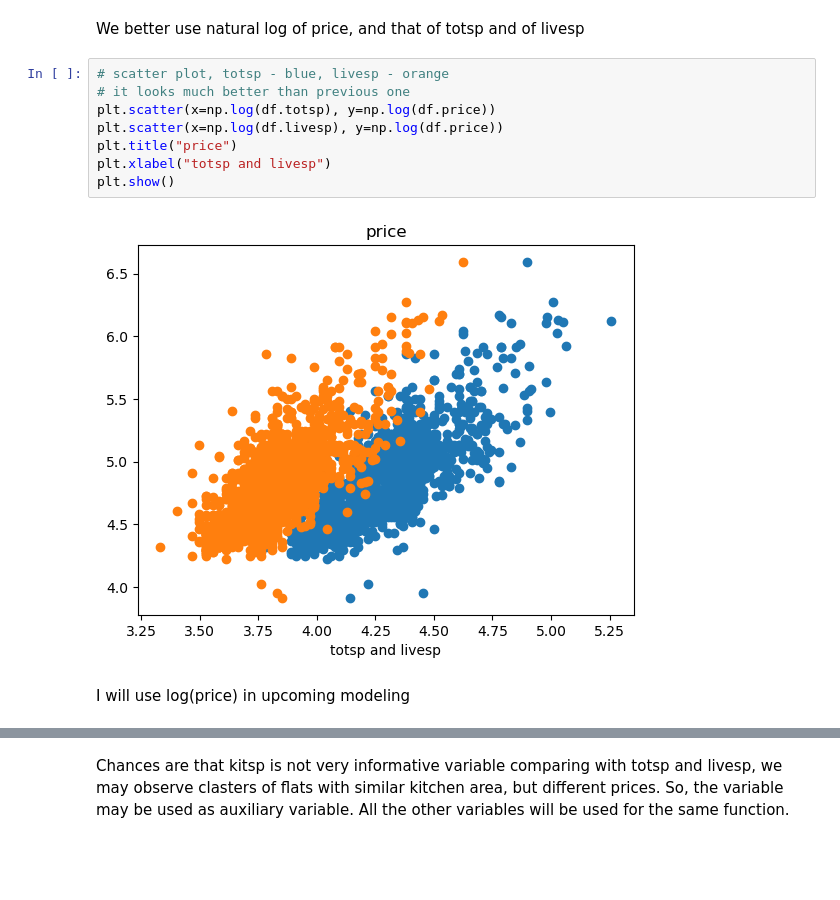
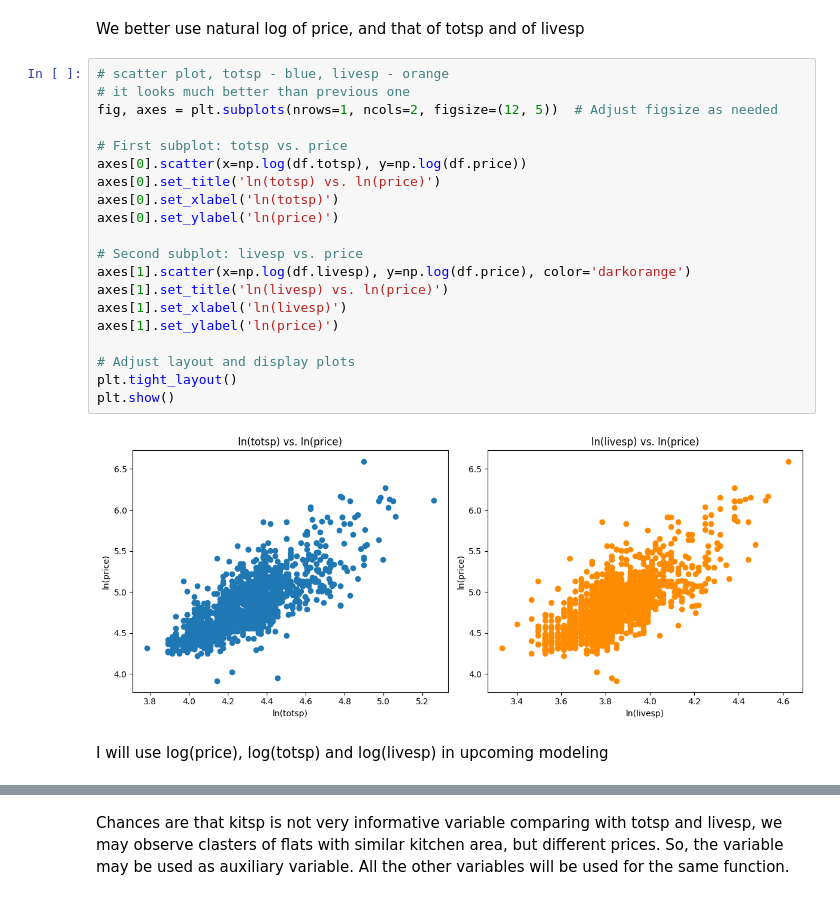
Before and after one commit to MathewShuvarikov/Python_and_R, a Jupyter notebook: Regression/Moscow_housing_regression.ipynb, the cells around one changed output, grey strips where cells are left out. Saved outputs shown, nothing was run; the diff lists cells and outputs as text; blank space fills up the shorter version.

```diff
--- a/Regression/Moscow_housing_regression.ipynb
+++ b/Regression/Moscow_housing_regression.ipynb
@@ -93,15 +113,27 @@ We better use natural log of price, and that of totsp and of livesp
 # %%
 # scatter plot, totsp - blue, livesp - orange
 # it looks much better than previous one
-plt.scatter(x=np.log(df.totsp), y=np.log(df.price))
-plt.scatter(x=np.log(df.livesp), y=np.log(df.price))
-plt.title("price")
-plt.xlabel("totsp and livesp")
+fig, axes = plt.subplots(nrows=1, ncols=2, figsize=(12, 5))  # Adjust figsize as needed
+
+# First subplot: totsp vs. price
+axes[0].scatter(x=np.log(df.totsp), y=np.log(df.price))
+axes[0].set_title('ln(totsp) vs. ln(price)')
+axes[0].set_xlabel('ln(totsp)')
+axes[0].set_ylabel('ln(price)')
+
+# Second subplot: livesp vs. price
+axes[1].scatter(x=np.log(df.livesp), y=np.log(df.price), color='darkorange')
+axes[1].set_title('ln(livesp) vs. ln(price)')
+axes[1].set_xlabel('ln(livesp)')
+axes[1].set_ylabel('ln(price)')
+
+# Adjust layout and display plots
+plt.tight_layout()
 plt.show()
 # %% [output]
-[figure, old version]
+[figure, new version]
 # %% [markdown]
-I will use log(price) in upcoming modeling
+I will use log(price), log(totsp) and log(livesp) in upcoming modeling
 # %%
 # scatter plot between price and kitsp
 plt.scatter(x=df.kitsp, y=df.price)
```
Also changed, not shown: parts of 46 cells of this notebook, 1 other file.
